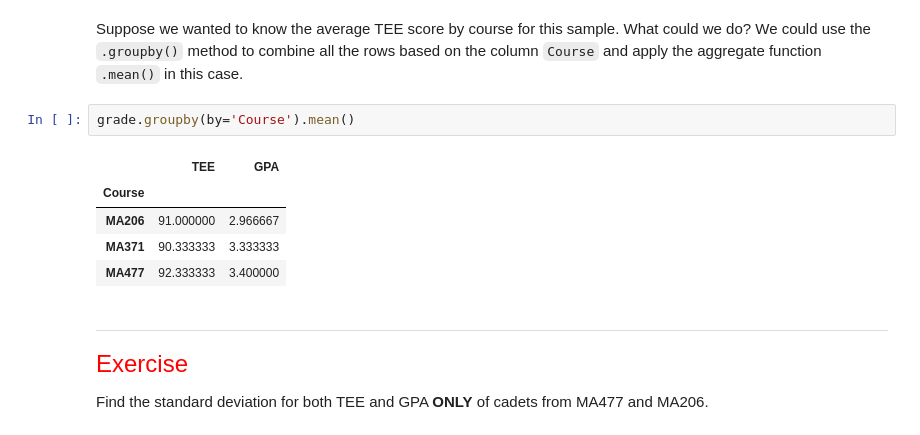
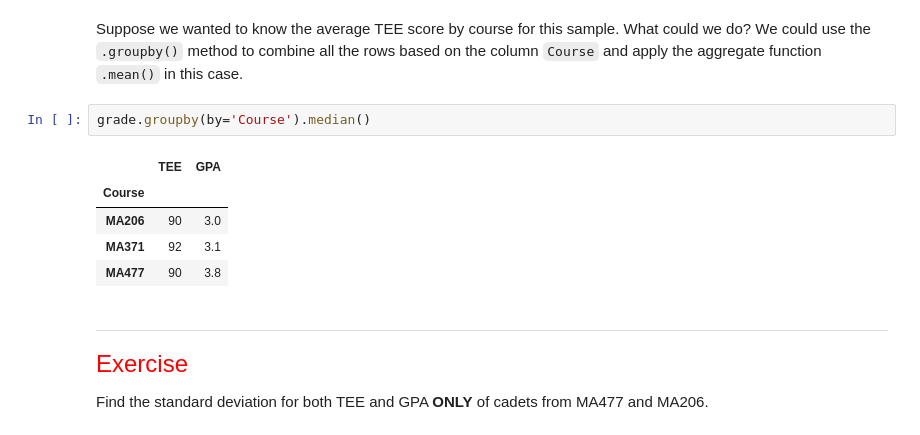
Before and after one commit to jkstarling/MA477-copy, a Jupyter notebook: MA477 - Theory and Applications of Data Science/Lessons/Lesson 3 - Pandas/Lesson 3 - Pandas.ipynb, the cells around one changed output. Drawn from its saved outputs; the diff is of its cells as text.

```diff
--- a/MA477 - Theory and Applications of Data Science/Lessons/Lesson 3 - Pandas/Lesson 3 - Pandas.ipynb
+++ b/MA477 - Theory and Applications of Data Science/Lessons/Lesson 3 - Pandas/Lesson 3 - Pandas.ipynb
@@ -1099,13 +1186,13 @@ grade
 # %% [markdown]
  Suppose we wanted to know the average TEE score by course for this sample. What could we do? We could use the `.groupby()` method to combine all the rows based on the column `Course` and apply the aggregate function `.mean()` in this case.
 # %%
-grade.groupby(by='Course').mean()
+grade.groupby(by='Course').median()
 # %% [output]
 |  | TEE | GPA |
 | Course |  |  |
-| MA206 | 91.000000 | 2.966667 |
-| MA371 | 90.333333 | 3.333333 |
-| MA477 | 92.333333 | 3.400000 |
+| MA206 | 90 | 3.0 |
+| MA371 | 92 | 3.1 |
+| MA477 | 90 | 3.8 |
 # %% [markdown]
 <hr style="height:2px;border:none;color:#333;background-color:#333;" />
 
```
Also changed, not shown: parts of 40 cells of this notebook, 2 other files.
